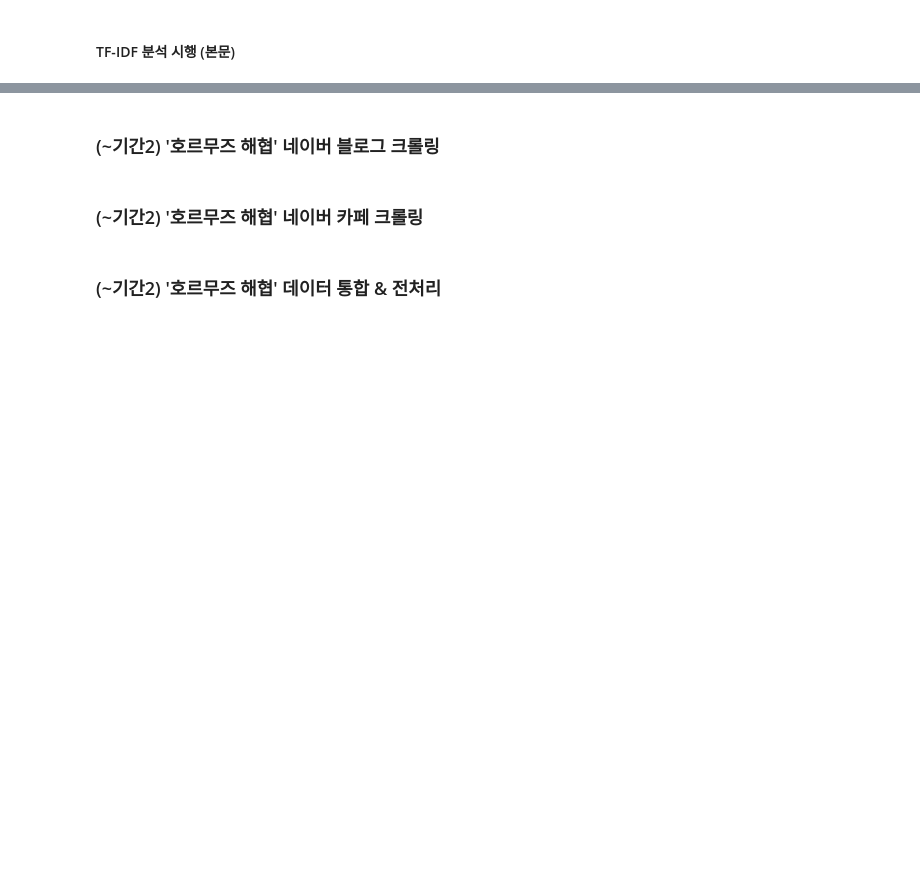
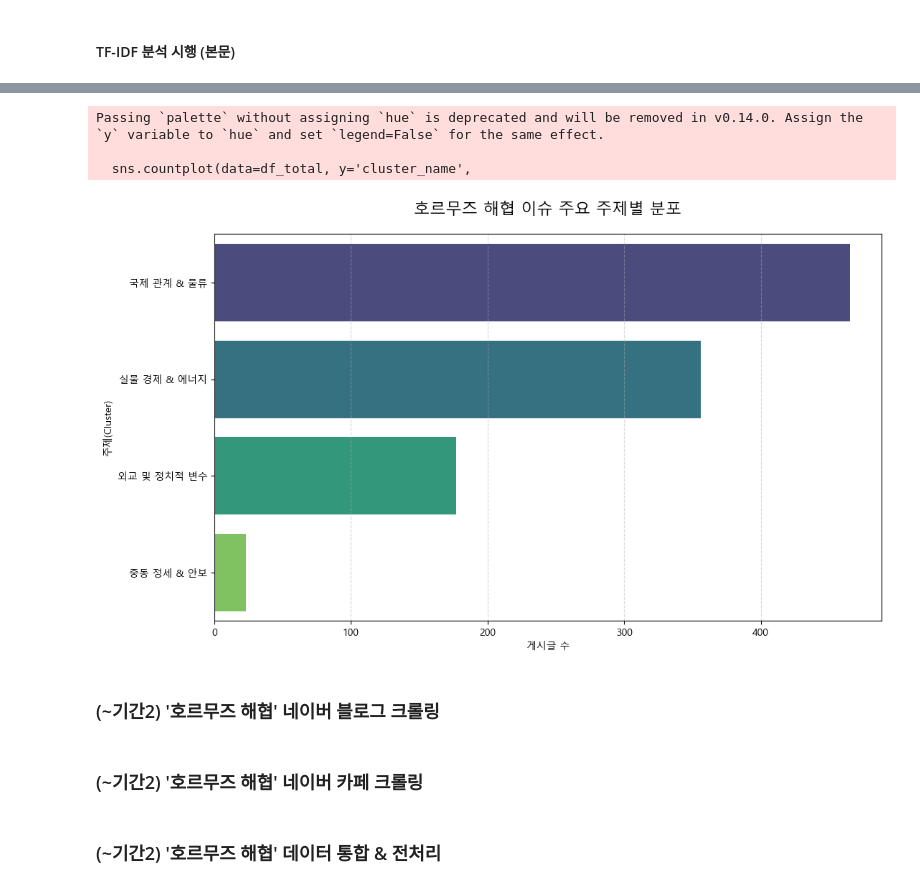
Before and after one commit to taehatae/Crawling_practice, a Jupyter notebook: 중간고사팀프로젝트/중간고사팀프로젝트_황태하_신형진.ipynb, the cells around one changed output, grey strips where cells are left out. Drawn from its saved outputs; the diff is of its cells as text; code cells hidden in the pictures; blank space fills up the shorter version.

```diff
--- a/중간고사팀프로젝트/중간고사팀프로젝트_황태하_신형진.ipynb
+++ b/중간고사팀프로젝트/중간고사팀프로젝트_황태하_신형진.ipynb
@@ -937,0 +1008,15 @@ print(df_tfidf_res.head(10))
+# %%
+# 1. 군집 번호와 주제 이름을 매핑하는 딕셔너리 생성
+cluster_names = {
+    0: '중동 정세 & 안보',
+    1: '외교 및 정치적 변수',
+    2: '실물 경제 & 에너지',
+    3: '국제 관계 & 물류'
+}
+
+# 2. 'cluster_name'이라는 새로운 컬럼 생성
+df_total['cluster_name'] = df_total['cluster'].map(cluster_names)
+
+# 결과 확인
+print("✅ 군집 레이블링 완료!")
+display(df_total[['cluster', 'cluster_name', 'title']].head())
@@ -938,3 +1031,26 @@ print(df_tfidf_res.head(10))
+# %%
+import matplotlib.pyplot as plt
+import seaborn as sns
+
+# 한글 깨짐 방지 설정이 되어있어야 합니다.
+plt.figure(figsize=(12, 7))
+
+# 주제별 게시글 수 집계
+sns.countplot(data=df_total, y='cluster_name',
+              order=df_total['cluster_name'].value_counts().index,
+              palette='viridis')
+
+plt.title('호르무즈 해협 이슈 주요 주제별 분포', fontsize=16, pad=20)
+plt.xlabel('게시글 수')
+plt.ylabel('주제(Cluster)')
+plt.grid(axis='x', linestyle='--', alpha=0.5)
+
+plt.show()
+# %% [output]
+Passing `palette` without assigning `hue` is deprecated and will be removed in v0.14.0. Assign the `y` variable to `hue` and set `legend=False` for the same effect.
+
+  sns.countplot(data=df_total, y='cluster_name',
+[figure, added]
 # %% [markdown]
 ### (~기간2) '호르무즈 해협' 네이버 블로그 크롤링
 # %% [markdown]
```
Also changed, not shown: parts of 10 cells of this notebook, 3 other files.
